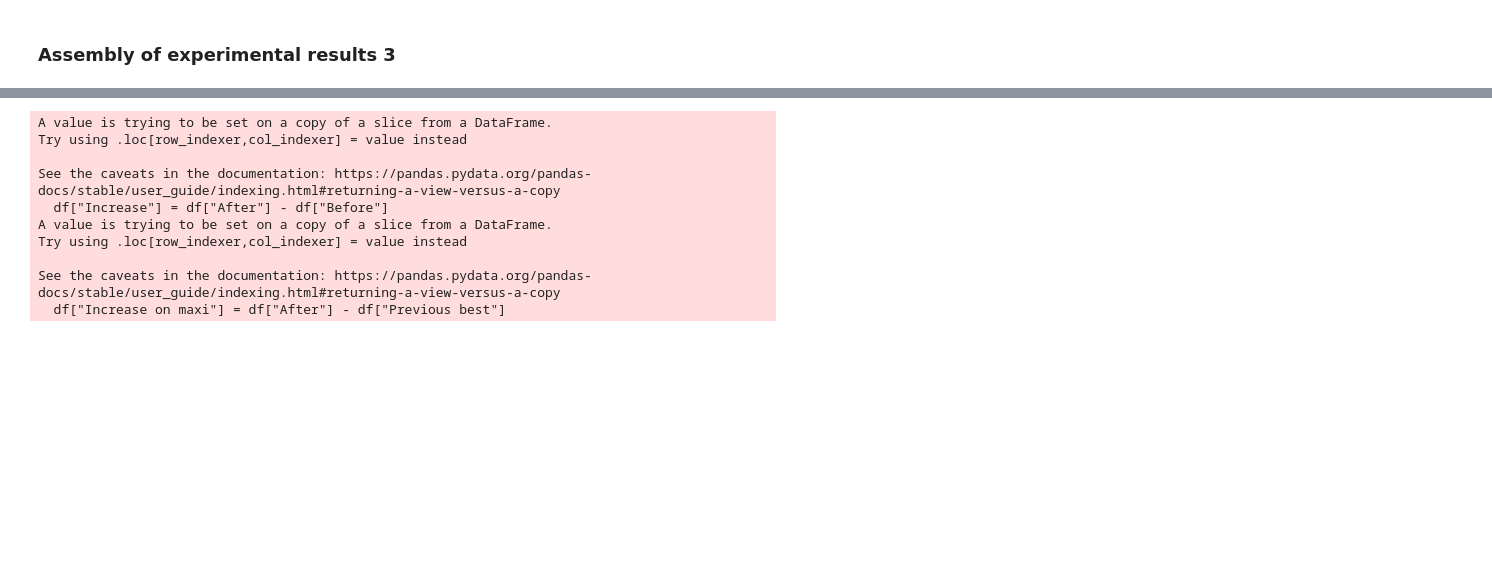
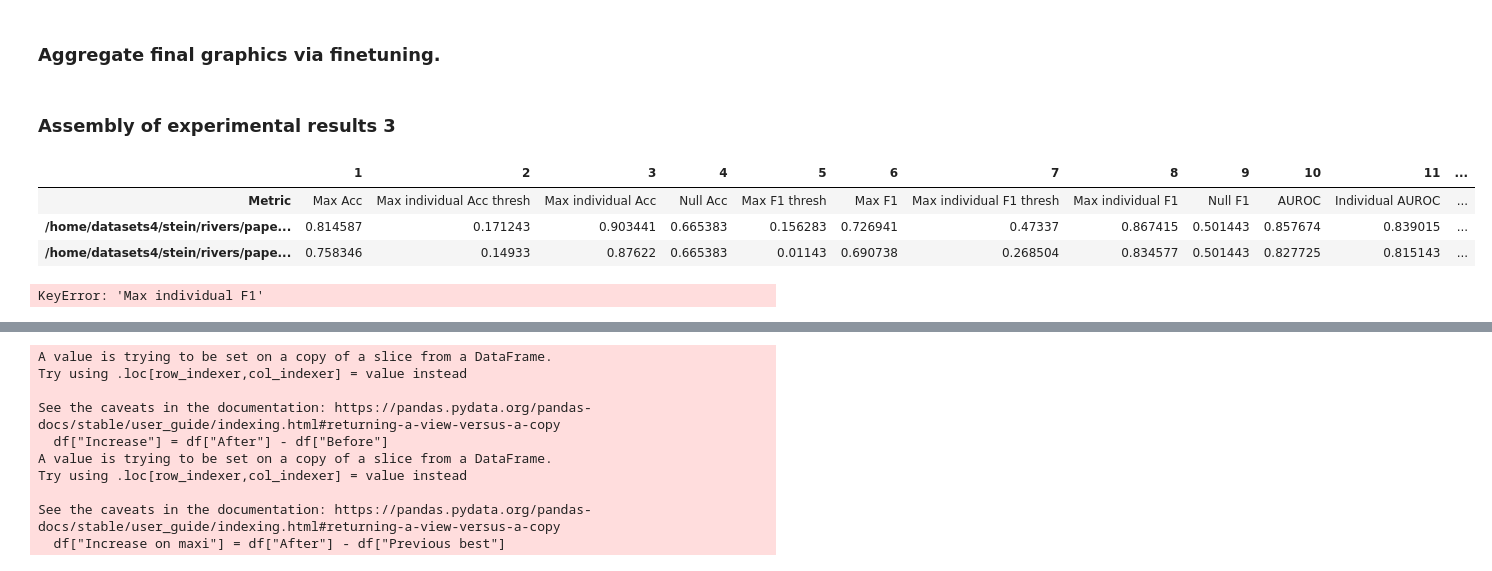
Before and after one commit to CausalRivers/experiments, a Jupyter notebook: exp3.ipynb, the cells around one changed output, grey strips where cells are left out. Saved outputs shown, nothing was run; the diff lists cells and outputs as text; code cells hidden in the pictures; blank space fills up the shorter version.

```diff
--- a/exp3.ipynb
+++ b/exp3.ipynb
@@ -7,7 +55,37 @@ import matplotlib.pyplot as plt
+# %% [markdown]
+### Aggregate final graphics via finetuning.
 # %% [markdown]
 ### Assembly of experimental results 3
+# %%
+def load_experiment_results_3(experiment):
+    stack = []#
+    namings =[]
+    folders = [f for f in listdir(experiment)]
+    scorings = []
+    for item in folders:
+        nameing = " ".join(item.split("_")[-3:])
+        namings.append(nameing)
+        # load performance
+        res_data = [f for f in listdir(experiment + "/"+ item  )]
+
+        for element in res_data:
+            if ".csv" in element:
+                performance = pd.read_csv(experiment + "/"+ item + "/" + element)
+                scorings.append(performance)
+    return scorings,namings
 # %%
 res,namings = load_experiment_results_3("/home/datasets4/stein/rivers/paper_result_storage/new_runs/exp3/")
+# %%
+res[0].loc[1:].T
+# %% [output]
+|  | 1 | 2 | 3 | 4 | 5 | 6 | 7 | 8 | 9 | 10 | 11 | ... |
+| Metric | Max Acc | Max individual Acc thresh | Max individual Acc | Null Acc | Max F1 thresh | Max F1 | Max individual F1 thresh | Max individual F1 | Null F1 | AUROC | Individual AUROC | ... |
+| /home/datasets4/stein/rivers/pape... | 0.814587 | 0.171243 | 0.903441 | 0.665383 | 0.156283 | 0.726941 | 0.47337 | 0.867415 | 0.501443 | 0.857674 | 0.839015 | ... |
+| /home/datasets4/stein/rivers/pape... | 0.758346 | 0.14933 | 0.87622 | 0.665383 | 0.01143 | 0.690738 | 0.268504 | 0.834577 | 0.501443 | 0.827725 | 0.815143 | ... |
+# %%
+res[0].sort_values("Max individual F1")
+# %% [output]
+KeyError: 'Max individual F1'
 # %%
 which = "Max F1"
 # %%
```
Also changed, not shown: parts of 8 cells of this notebook, 4 other files.
